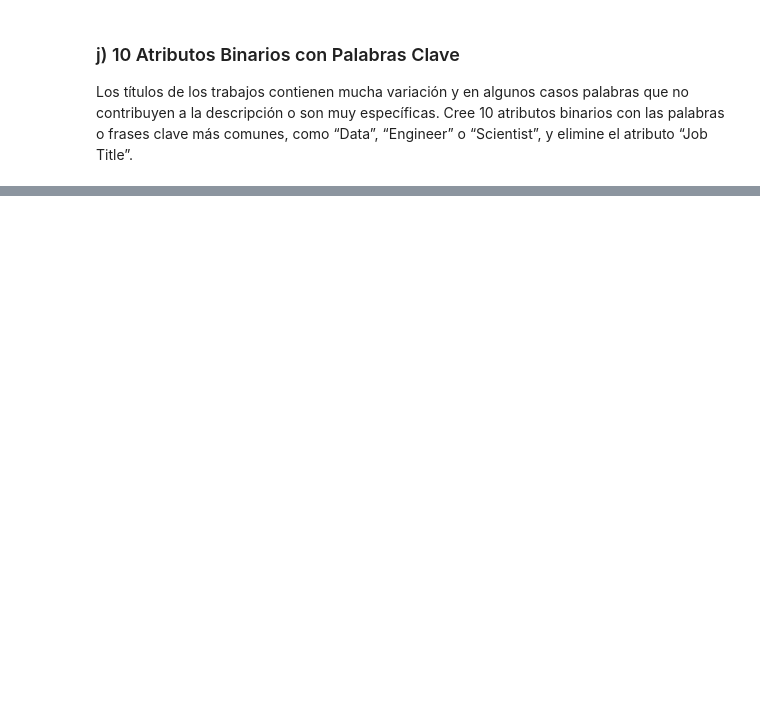
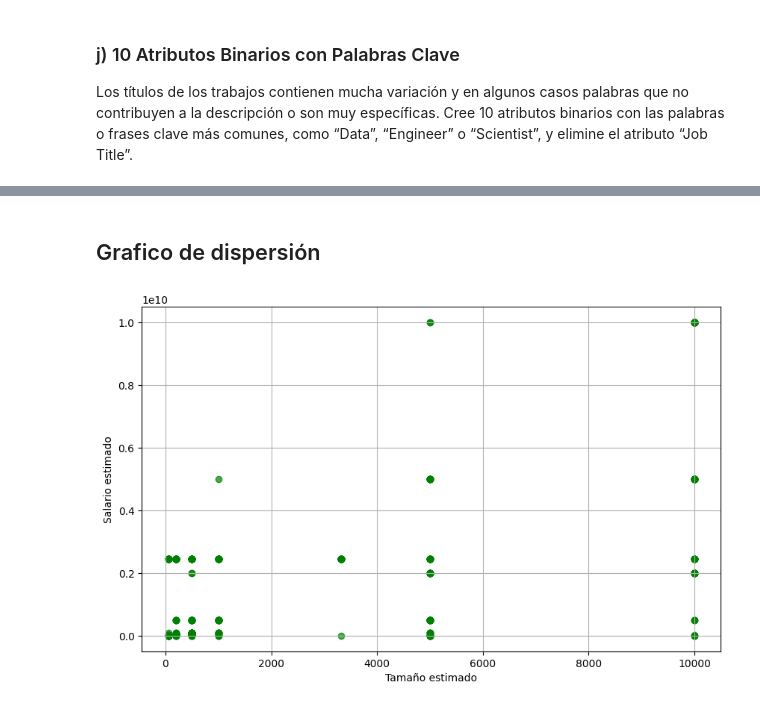
Before and after one commit to Lekkito/Mineria-de-Datos, a Jupyter notebook: prac1/prac1.ipynb, the cells around one changed output, grey strips where cells are left out. Saved outputs shown, nothing was run; the diff lists cells and outputs as text; code cells hidden in the pictures; blank space fills up the shorter version.

```diff
--- a/prac1/mineria_p1.ipynb
+++ b/prac1/prac1.ipynb
@@ -506,0 +660,12 @@ palabras que no contribuyen a la descripción o son muy específicas. Cree
+# %% [markdown]
+## Grafico de dispersión
+# %%
+plt.figure(figsize=(10, 6))
+plt.scatter(df['Estimated Size'], df['Estimated Revenue'], alpha=0.7, color='green')
+
+plt.xlabel('Tamaño estimado')
+plt.ylabel('Salario estimado')
+plt.grid(True)
+plt.show()
+# %% [output]
+[figure, added]
```
Also changed, not shown: parts of 20 cells of this notebook, 3 other files.
